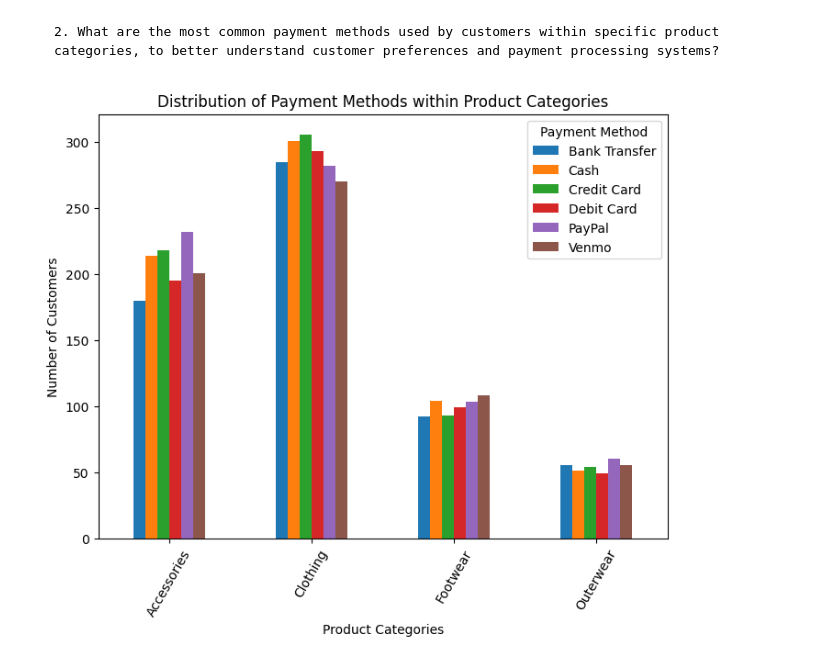
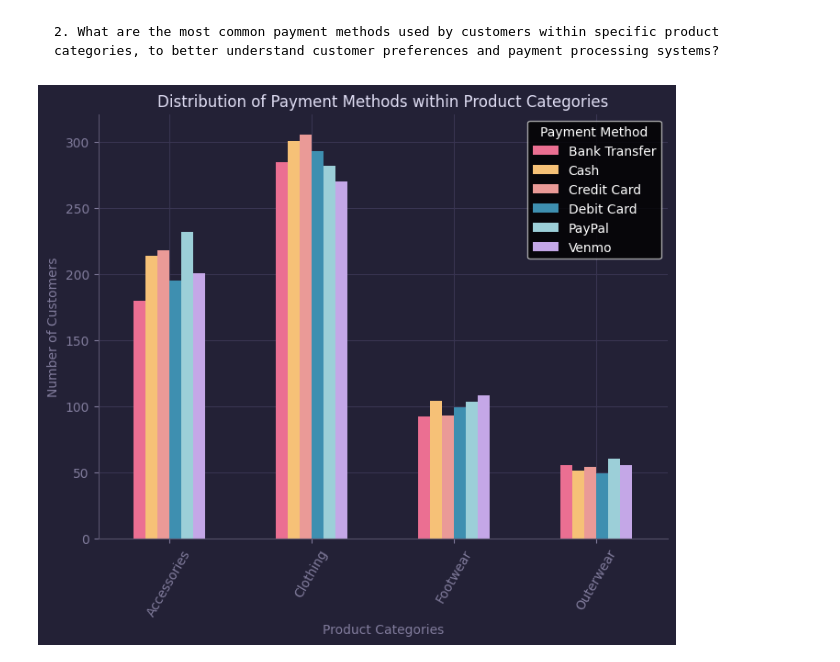
Before and after one commit to KaiSteamCenter/Unit-2-Python, a Jupyter notebook: shoptrends.ipynb, the cells around one changed output. Drawn from its saved outputs; the diff is of its cells as text; code cells hidden in the pictures.

````diff
--- a/shoptrends.ipynb
+++ b/shoptrends.ipynb
@@ -40,13 +44,14 @@ plt.show()
 2. What are the most common payment methods used by customers within specific product categories, to better understand customer preferences and payment processing systems?
 ```
 # %%
-catpayments = df.groupby(['Category', 'Payment Method']).size().unstack()
+with plt.style.context("rose-pine-moon.mplstyle"):
+    catpayments = df.groupby(['Category', 'Payment Method']).size().unstack()
+    catpayments.plot(kind='bar', figsize=(8, 6), rot=60)
 
-catpayments.plot(kind='bar', figsize=(8, 6), rot=60)
 plt.xlabel('Product Categories')
 plt.ylabel('Number of Customers')
 plt.title('Distribution of Payment Methods within Product Categories')
 plt.legend(title='Payment Method')
 plt.show()
 # %% [output]
-[figure, old version]
+[figure, new version]
````
Also changed, not shown: parts of 4 cells of this notebook, 1 other file.
